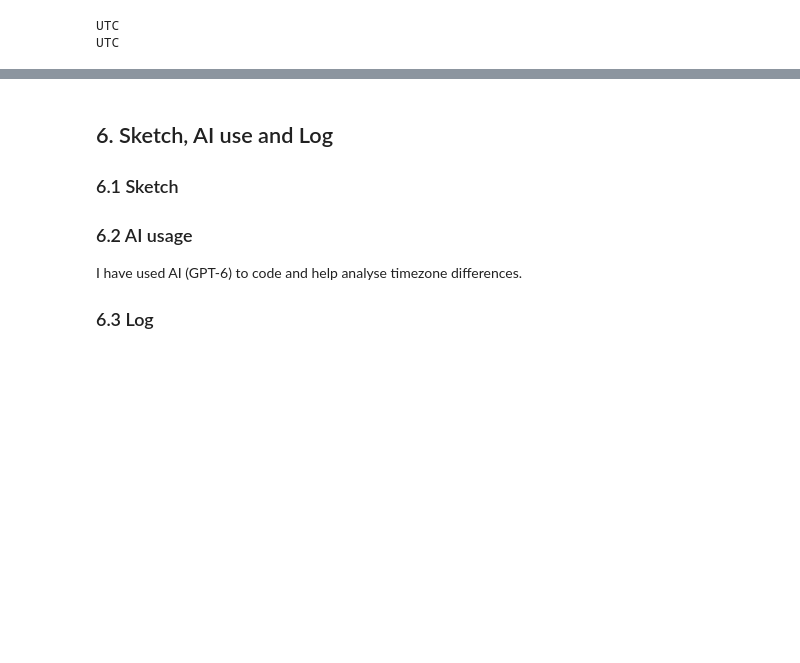
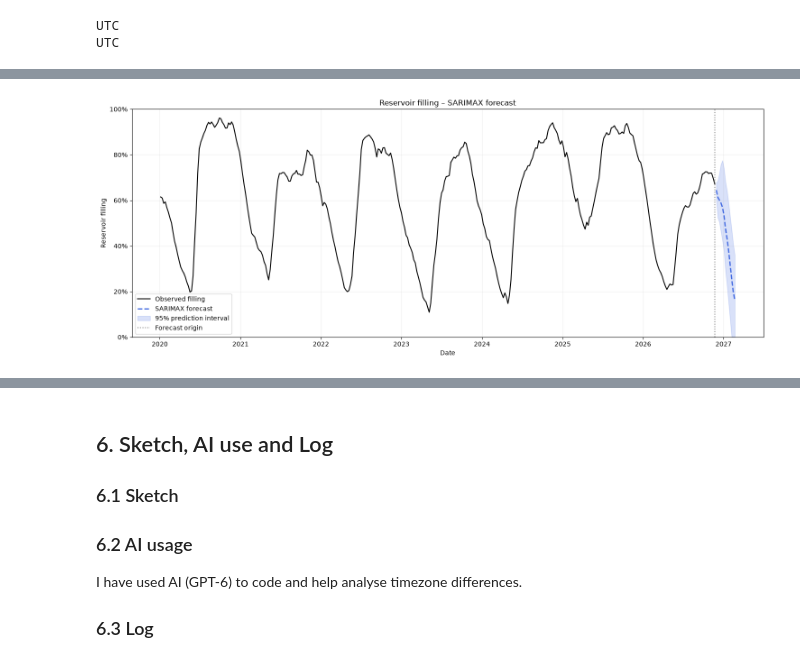
Before and after one commit to IngeGiljeGunnarshaug/ind320-inge-gilje-gunnarshaug, a Jupyter notebook: notebooks/assignment4.ipynb, the cells around one changed output, grey strips where cells are left out. Drawn from its saved outputs; the diff is of its cells as text; code cells hidden in the pictures; blank space fills up the shorter version.

```diff
--- a/notebooks/assignment4.ipynb
+++ b/notebooks/assignment4.ipynb
@@ -188,0 +224,4 @@ UTC
+# %%
+df_currency = df_currency.sort_index()
+
+display(df_currency.head())
@@ -188,0 +385,3 @@ UTC
+# %%
+# Load in locally stored data
+df_weather = pd.read_pickle("../data/weather_NO3_daily.pkl")
@@ -188,0 +790,12 @@ UTC
+# %%
+forecast, metrics = forecast_reservoir(
+    df_ml,
+    sources=["weather", "currency"],
+    p=3,
+    d=1,
+    q=2,
+    sp=1,
+    horizon=13,
+)
+print(forecast)
+print(metrics)
@@ -188,0 +819,52 @@ UTC
+# %%
+fig, ax = plt.subplots(figsize=(15, 6))
+
+# Historical observations
+ax.plot(
+    df_ml.index,
+    df_ml["fill_fraction"],
+    color="black",
+    label="Observed filling",
+    linewidth=1.5,
+)
+
+# SARIMAX predictions
+ax.plot(
+    forecast.index,
+    forecast["prediction"],
+    color="royalblue",
+    linestyle="--",
+    linewidth=2,
+    label="SARIMAX forecast",
+)
+
+# Prediction intervals
+ax.fill_between(
+    forecast.index,
+    forecast["lower"],
+    forecast["upper"],
+    color="royalblue",
+    alpha=0.2,
+    label="95% prediction interval",
+)
+
+# Forecast starting point
+ax.axvline(
+    metrics["last_observation"],
+    color="gray",
+    linestyle=":",
+    label="Forecast origin",
+)
+
+ax.set_title("Reservoir filling – SARIMAX forecast")
+ax.set_xlabel("Date")
+ax.set_ylabel("Reservoir filling")
+ax.yaxis.set_major_formatter(mtick.PercentFormatter(1.0))
+ax.set_ylim(0, 1)
+ax.legend()
+ax.grid(alpha=0.2)
+
+plt.tight_layout()
+plt.show()
+# %% [output]
+[figure, added]
```
Also changed, not shown: parts of 28 cells of this notebook.
